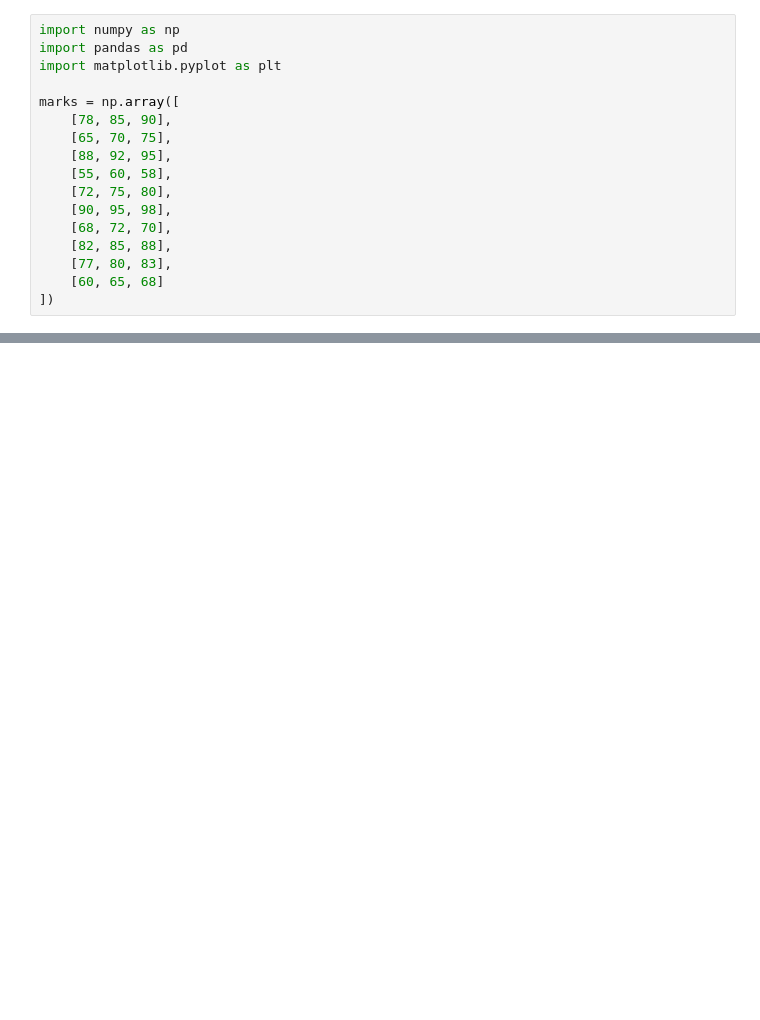
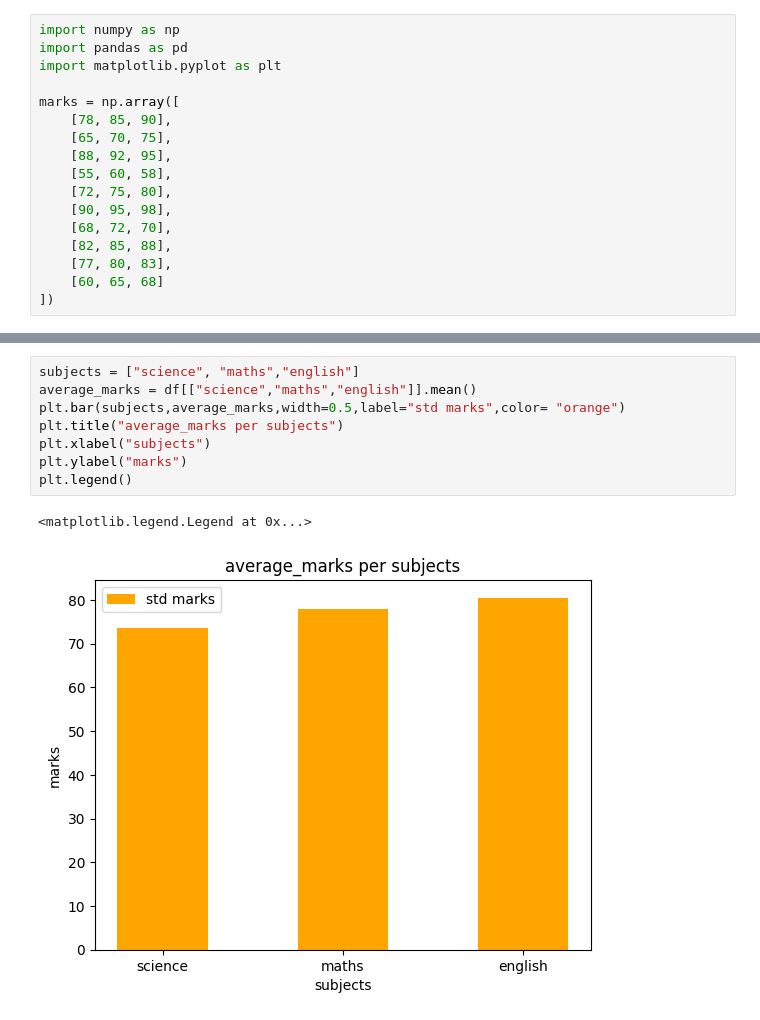
Before and after one commit to Engr-Jawad/Matplotlib_laibrary, a Jupyter notebook: problem2.ipynb, the cells around one changed output, grey strips where cells are left out. Drawn from its saved outputs; the diff is of its cells as text; blank space fills up the shorter version.

```diff
--- a/problem2.ipynb
+++ b/problem2.ipynb
@@ -75,0 +105,11 @@ Name: 3, dtype: object
+# %%
+subjects = ["science", "maths","english"]
+average_marks = df[["science","maths","english"]].mean()
+plt.bar(subjects,average_marks,width=0.5,label="std marks",color= "orange")
+plt.title("average_marks per subjects")
+plt.xlabel("subjects")
+plt.ylabel("marks")
+plt.legend()
+# %% [output]
+<matplotlib.legend.Legend at 0x...>
+[figure, added]
```
Also changed, not shown: parts of 3 cells of this notebook.
